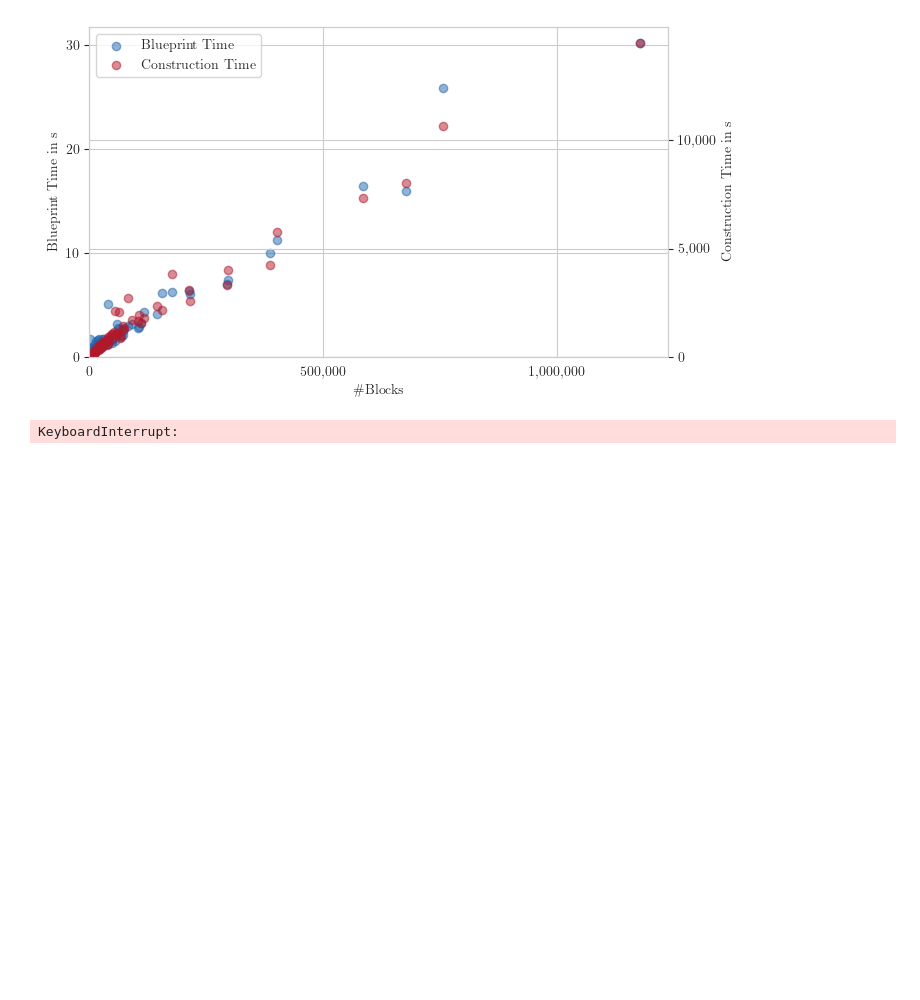
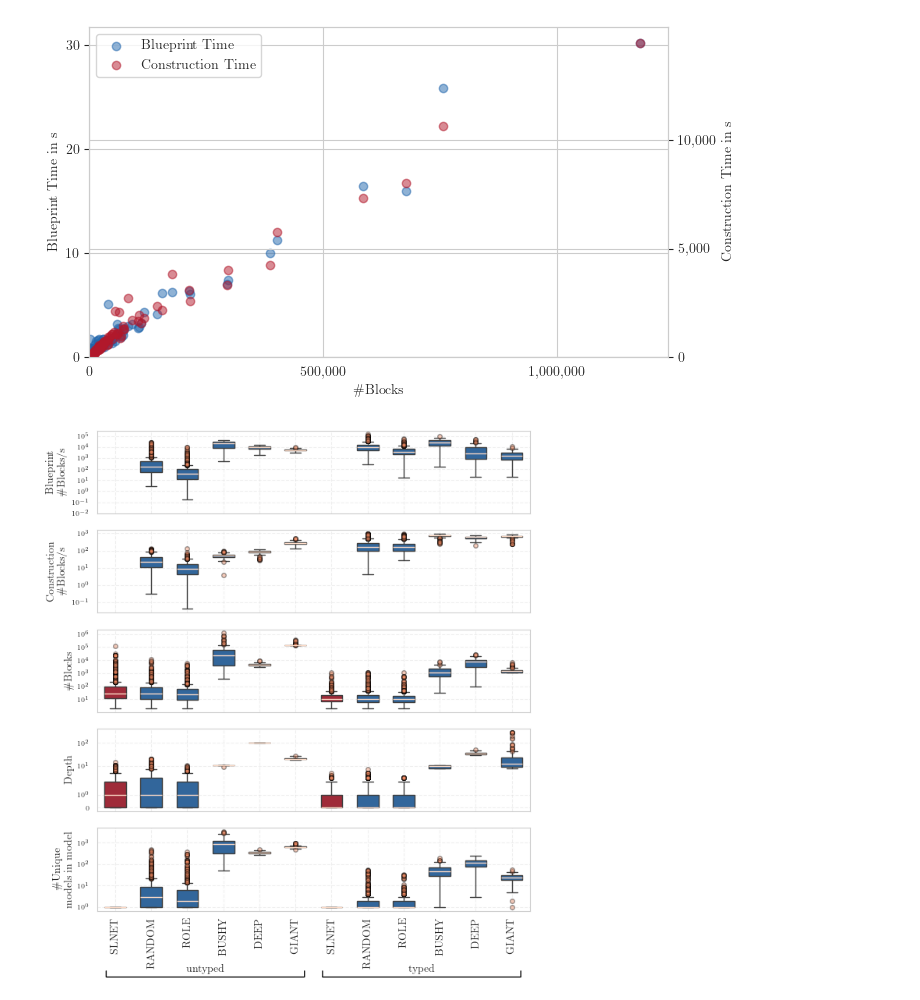
Before and after one commit to lanpirot/builder, a Jupyter notebook: plots/synth_results_plot.ipynb, the cells around one changed output. Saved outputs shown, nothing was run; the diff lists cells and outputs as text; code cells hidden in the pictures; blank space fills up the shorter version.

```diff
--- a/plots/synth_results_plot.ipynb
+++ b/plots/synth_results_plot.ipynb
@@ -14,7 +14,7 @@ rcParams.update({
     "font.size": 10
 })
 # %%
-directory = '/home/lanpirot/data/builder'
+directory = '/home/lanpirot/data/builder/archive3'
 df = loadcsvs.process_directory(directory)
 df.columns = df.columns.str.strip()
 # %% [output]
@@ -30,9 +30,3 @@ Processed: /home/lanpirot/data/builder/archive3/1/DEPTH/synth_report.csv
 Processed: /home/lanpirot/data/builder/archive3/1/WIDTH/synth_report.csv
 Processed: /home/lanpirot/data/builder/archive3/1/SLNET/synth_report.csv
 Processed: /home/lanpirot/data/builder/archive3/1/RANDOM/synth_report.csv
-# %%
-df = df.dropna(subset=['depth'])
-good_models = df.dropna()
-bad_models = df[df['save_time'].isna()]
-print(f"Only {len(bad_models)/len(df)*100:.3g}% of the models have a failed synthesis.")
-df = df.dropna(subset=['save_time'])
@@ -157,7 +149,7 @@ def add_group_bracket(ax, start, end, label):
                 ha="center", va="top", fontsize=FONT_SIZE)
 
 # Metrics and modes
-metrics = ["elements", "depth", "unique_models", "build_time", "save_time"]
+metrics = ["build_time", "save_time", "elements", "depth", "unique_models"]
 modes = ["SLNET", "RANDOM", "ROLE", "BUSHY", "DEEP", "GIANT"]
 c0_positions = list(range(len(modes)))
 c1_positions = [pos + len(modes) for pos in c0_positions]
@@ -203,31 +195,31 @@ for i, metric in enumerate(metrics):
 
 
     # Customize
     if i == len(metrics) - 1:
         ax.set_xticks(positions)
         ax.set_xticklabels(mode_labels, rotation=90, ha="center", fontsize=FONT_SIZE)
     else:
         ax.set_xticklabels([])
     ax.set_ylabel(YLABEL_MAPPING[metric])
     ax.tick_params(axis='y', labelsize=FONT_SIZE-4)
     ax.set_ylabel(YLABEL_MAPPING[metric], fontsize=FONT_SIZE)
     ax.set_yscale('log')
     if metric == "depth":
         ax.set_yscale('symlog')
     ax.grid(True, which="major", linestyle="--", alpha=0.3)
     if metric == "build_time":
         ax.set_yticks([0.01,0.1,1,10,100,1000,10000,100000])
         #ax.yaxis.set_major_locator(LogLocator(base=10, numticks=5))
 
 # Add brackets
 ax = axes[-1]
 add_group_bracket(ax, -0.3, 5.3, "untyped")
 add_group_bracket(ax, 5.7, 11.3, "typed")
 ax.set_xlim(-0.5, 11.5)
 
 # Save
 plt.tight_layout()
 plt.savefig("boxplot_panel.pdf", bbox_inches="tight", dpi=300)
 plt.show()
 # %% [output]
-KeyboardInterrupt:
+[figure, added]
```
Also changed, not shown: parts of 1 cell of this notebook, 4 other files.
